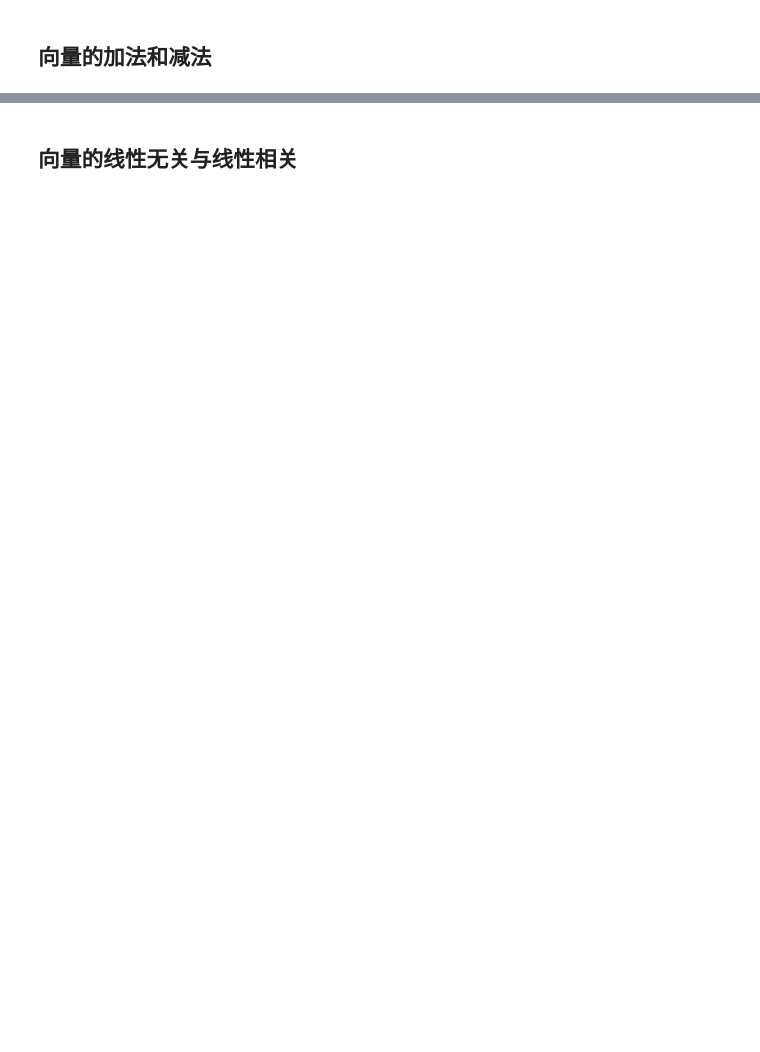
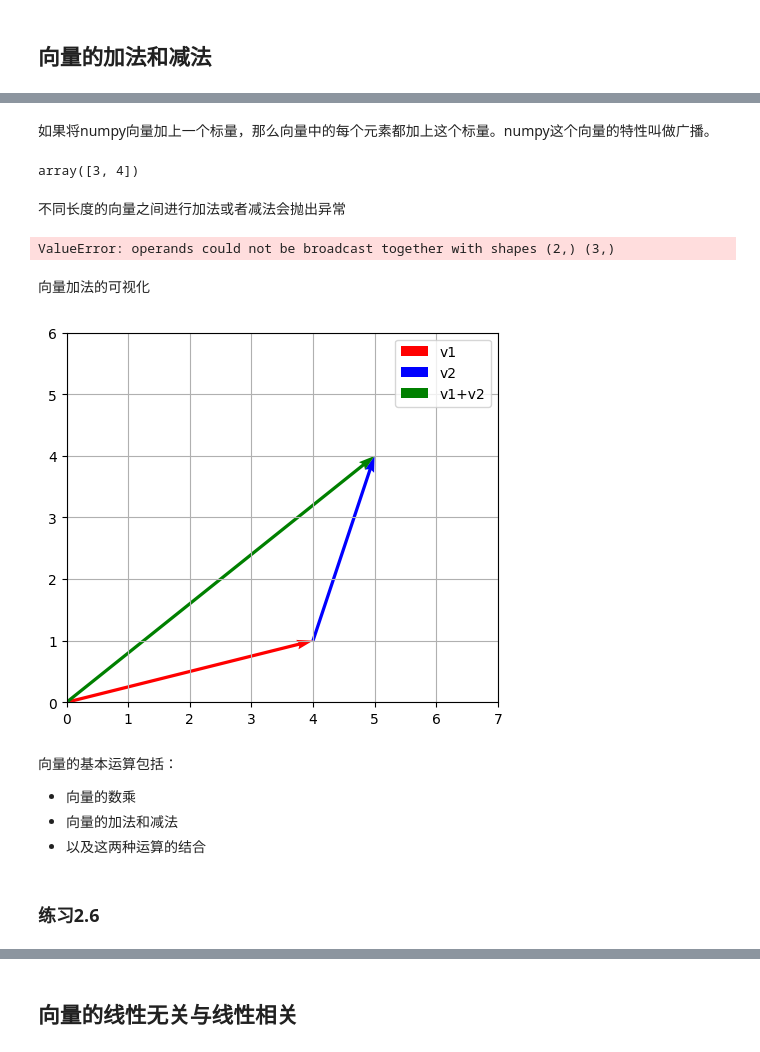
Before and after one commit to zhoujing204/linear-algebra-course, a Jupyter notebook: 02-vectors.ipynb, the cells around one changed output, grey strips where cells are left out. Cells and saved outputs as stored; diff of their text form; code cells hidden in the pictures; blank space fills up the shorter version.

```diff
--- a/02-vectors.ipynb
+++ b/02-vectors.ipynb
@@ -193,0 +269,49 @@ plt.show()
+# %% [markdown]
+如果将numpy向量加上一个标量，那么向量中的每个元素都加上这个标量。numpy这个向量的特性叫做广播。
+# %%
+v1 + 2
+# %% [output]
+array([3, 4])
+# %% [markdown]
+不同长度的向量之间进行加法或者减法会抛出异常
+# %%
+import numpy as np
+v1 = np.array([1, 2])
+v2 = np.array([3, 4, 5])
+v1 + v2
+# %% [output]
+ValueError: operands could not be broadcast together with shapes (2,) (3,)
+# %% [markdown]
+向量加法的可视化
+# %%
+import numpy as np
+import matplotlib.pyplot as plt
+
+v1 = np.array([4, 1])
+v2 = np.array([1, 3])
+
+v3 = v1 + v2
+
+plt.figure()
+plt.quiver(0, 0, v1[0], v1[1], angles='xy', scale_units='xy', scale=1, color='r', label='v1')
+plt.quiver(v1[0], v1[1], v2[0], v2[1], angles='xy', scale_units='xy', scale=1, color='b', label='v2')
+plt.quiver(0, 0, v3[0], v3[1], angles='xy', scale_units='xy', scale=1, color='g', label='v1+v2')
+
+plt.xlim(0, 7)
+plt.ylim(0, 6)
+plt.grid(True)
+plt.legend()
+
+plt.gca().set_aspect('equal', adjustable='box')
+
+plt.show()
+# %% [output]
+[figure, added]
+# %% [markdown]
+向量的基本运算包括：
+
+- 向量的数乘
+- 向量的加法和减法
+- 以及这两种运算的结合
+# %% [markdown]
+### 练习2.6
```
Also changed, not shown: parts of 15 cells of this notebook, 6 other files.
